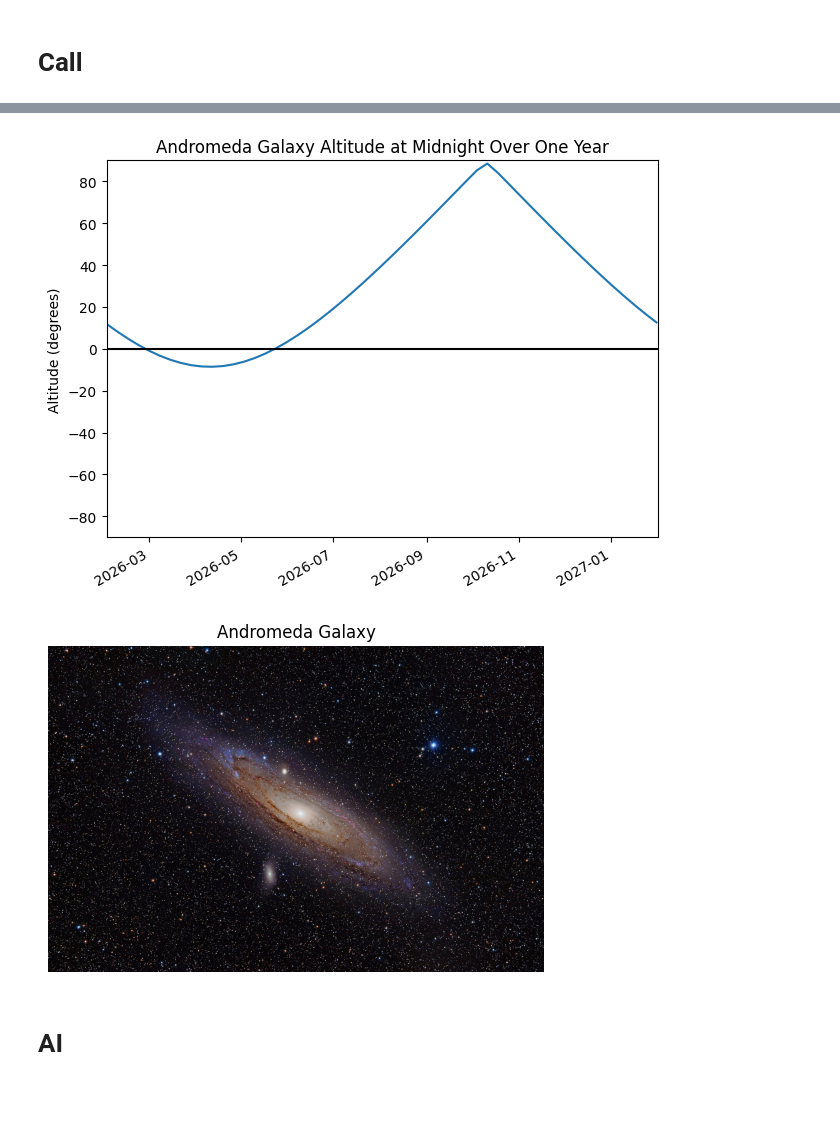
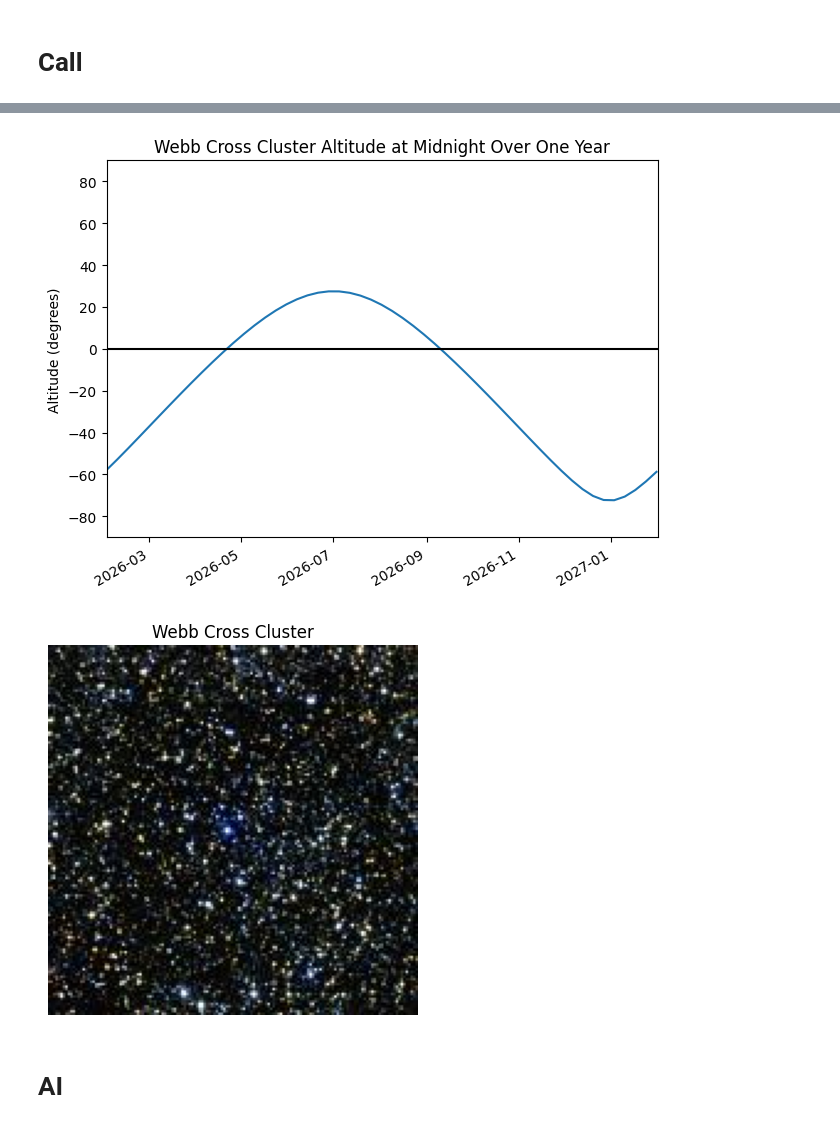
Before and after one commit to Wesley-Newman/Astron_1221_Project_1, a Jupyter notebook: Project_1.ipynb, the cells around one changed output, grey strips where cells are left out. Drawn from its saved outputs; the diff is of its cells as text; code cells hidden in the pictures; blank space fills up the shorter version.

```diff
--- a/Project_1.ipynb
+++ b/Project_1.ipynb
@@ -32,3 +33,34 @@ import numpy as np
+# %%
+# Create a mapping from object names to AstroObject instances
+object_map = {}
+# Populate the map with all messier objects
+for i in range(1, 111):
+    var_name = f"messier_{i}"
+    if var_name in globals():
+        obj = globals()[var_name]
+        object_map[var_name] = obj
+        # Also map by common name
+        object_map[obj.name.lower()] = obj
+
+def get_object_by_name(obj_name):
+    """Map object name string to AstroObject instance."""
+    import re
+    obj_name_lower = obj_name.lower().strip()
+
+    # Check direct name match
+    if obj_name_lower in object_map:
+        return object_map[obj_name_lower]
+
+    # Try Messier number format (e.g., "M31", "messier 31", "m 31")
+    m_match = re.search(r'm(?:essier)?\s*(\d+)', obj_name_lower)
+    if m_match:
+        m_num = int(m_match.group(1))
+        key = f"messier_{m_num}"
+        if key in object_map:
+            return object_map[key]
+
+    # If not found, return None
+    return None
 # %% [markdown]
 # **Object Definition**
 # %%
@@ -343,7 +381,7 @@ def plot_altitude_year(obj, obs_date, latitude_deg, longitude_deg, utc_offset, s
 # **Call**
 # %%
 if __name__ == "__main__":
-    obj = messier_31
+    obj = messier_21
     obs_date = "2026-02-16"
     obs_time = "23:58:00"
     latitude = 40.0
@@ -405,5 +443,5 @@ Andromeda Galaxy is 4.26° above the horizon at 23:58:00
-[figure, old version]
+[figure, new version]
-[figure, old version]
+[figure, new version]
 # %% [markdown]
 # **AI**
 # %%
```
Also changed, not shown: parts of 6 cells of this notebook, 1 other file.
